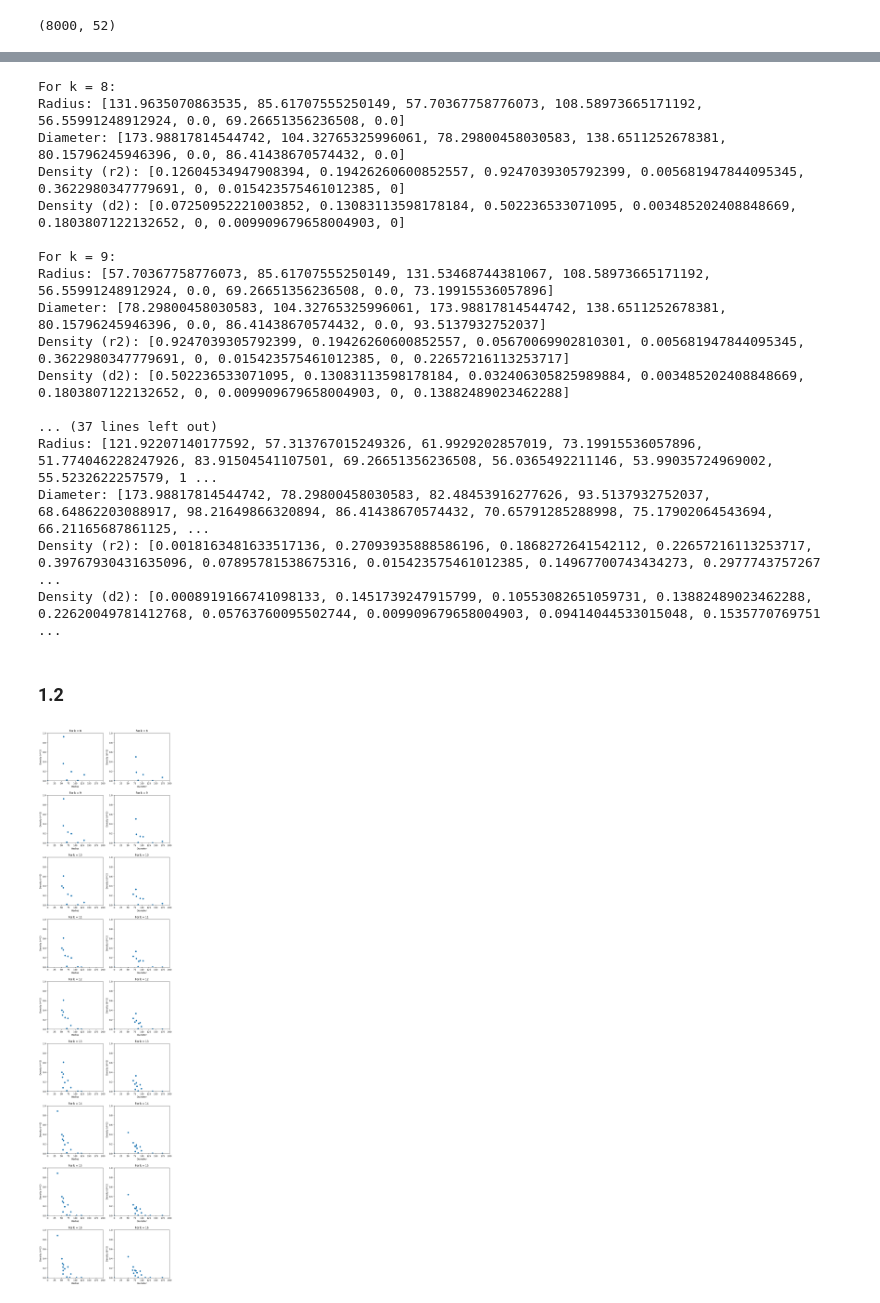
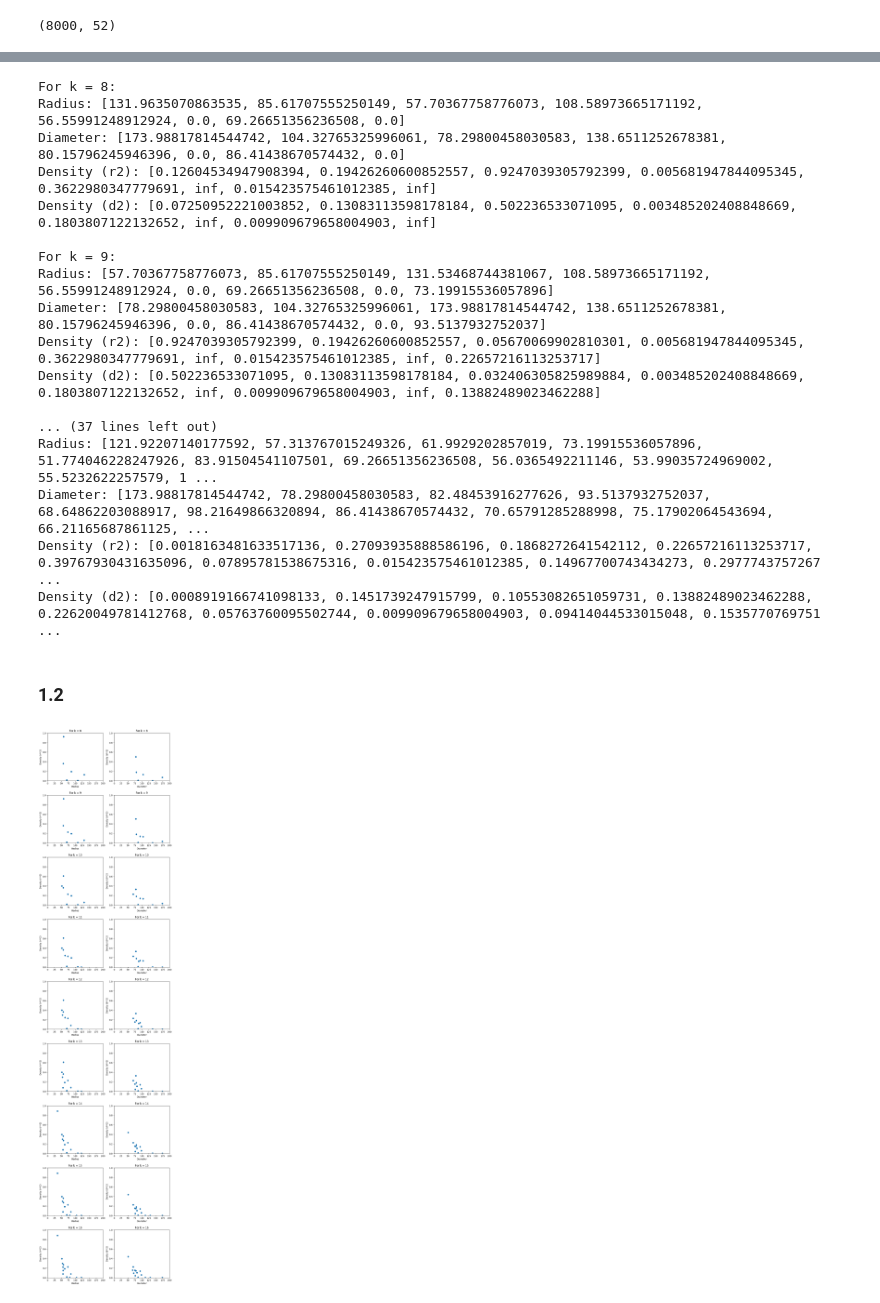
Before and after one commit to pedromonteiro01/mdle-collaborative-filtering, a Jupyter notebook: Assignment2_1.ipynb, the cells around one changed output, grey strips where cells are left out. Saved outputs shown, nothing was run; the diff lists cells and outputs as text; code cells hidden in the pictures.

```diff
--- a/Assignment2_1.ipynb
+++ b/Assignment2_1.ipynb
@@ -33,7 +33,8 @@ INPUT_FEATURES_FILE = 'features.csv'
 
 # Data Columns
 COLUMN_TRACK_ID = 'track_id'
-COLUMN_SUBSET = 'set_subset'
+COLUMN_SET = 'set'
+COLUMN_SUBSET = 'subset'
 
 # Application Constants
 SUBSET_SMALL_VALUE = 'small'
@@ -52,5 +44,5 @@ After that is expected to have only 8000 rows.
 # %%
-small = tracks[tracks['set', 'subset'] == 'small']
-small.shape # get shape of dataframe => 8000 rows
+small = tracks[tracks[COLUMN_SET, COLUMN_SUBSET] == SUBSET_SMALL_VALUE]
+small.shape
 # %% [output]
 (8000, 52)
@@ -84,8 +68,8 @@ for k in range(8, 17):
     diameter = [np.max(pairwise_distances(cluster)) for cluster in clusters_separated]
 
     # !! division by 0 !!
-    density_r = [len(clusters_separated[i]) / (radius[i]**2) if radius[i] != 0 else 0 for i in range(k)]
-    density_d = [len(clusters_separated[i]) / (diameter[i]**2) if diameter[i] != 0 else 0 for i in range(k)]
+    density_r = [len(clusters_separated[i]) / (radius[i]**2) if radius[i] != 0 else math.inf for i in range(k)]
+    density_d = [len(clusters_separated[i]) / (diameter[i]**2) if diameter[i] != 0 else math.inf for i in range(k)]
 
     results[k] = {
         'radius': radius,
@@ -104,14 +88,14 @@ for k in range(8, 17):
 For k = 8:
 Radius: [131.9635070863535, 85.61707555250149, 57.70367758776073, 108.58973665171192, 56.55991248912924, 0.0, 69.26651356236508, 0.0]
 Diameter: [173.98817814544742, 104.32765325996061, 78.29800458030583, 138.6511252678381, 80.15796245946396, 0.0, 86.41438670574432, 0.0]
-Density (r2): [0.12604534947908394, 0.19426260600852557, 0.9247039305792399, 0.005681947844095345, 0.3622980347779691, 0, 0.015423575461012385, 0]
-Density (d2): [0.07250952221003852, 0.13083113598178184, 0.502236533071095, 0.003485202408848669, 0.1803807122132652, 0, 0.009909679658004903, 0]
+Density (r2): [0.12604534947908394, 0.19426260600852557, 0.9247039305792399, 0.005681947844095345, 0.3622980347779691, inf, 0.015423575461012385, inf]
+Density (d2): [0.07250952221003852, 0.13083113598178184, 0.502236533071095, 0.003485202408848669, 0.1803807122132652, inf, 0.009909679658004903, inf]
 
 For k = 9:
 Radius: [57.70367758776073, 85.61707555250149, 131.53468744381067, 108.58973665171192, 56.55991248912924, 0.0, 69.26651356236508, 0.0, 73.19915536057896]
 Diameter: [78.29800458030583, 104.32765325996061, 173.98817814544742, 138.6511252678381, 80.15796245946396, 0.0, 86.41438670574432, 0.0, 93.5137932752037]
-Density (r2): [0.9247039305792399, 0.19426260600852557, 0.05670069902810301, 0.005681947844095345, 0.3622980347779691, 0, 0.015423575461012385, 0, 0.22657216113253717]
-Density (d2): [0.502236533071095, 0.13083113598178184, 0.032406305825989884, 0.003485202408848669, 0.1803807122132652, 0, 0.009909679658004903, 0, 0.13882489023462288]
+Density (r2): [0.9247039305792399, 0.19426260600852557, 0.05670069902810301, 0.005681947844095345, 0.3622980347779691, inf, 0.015423575461012385, inf, 0.22657216113253717]
+Density (d2): [0.502236533071095, 0.13083113598178184, 0.032406305825989884, 0.003485202408848669, 0.1803807122132652, inf, 0.009909679658004903, inf, 0.13882489023462288]
 
 ... (37 lines left out)
 Radius: [121.92207140177592, 57.313767015249326, 61.9929202857019, 73.19915536057896, 51.774046228247926, 83.91504541107501, 69.26651356236508, 56.0365492211146, 53.99035724969002, 55.5232622257579, 1 ...
@@ -123,31 +107,39 @@ Density (d2): [0.0008919166741098133, 0.1451739247915799, 0.10553082651059731, 0
 # %%
 ks = list(results.keys())
 fig = plt.figure()
 
 fig.set_figwidth(10)
 fig.set_figheight(45)
 fig.set_animated(True)
 fig.subplots_adjust(hspace=.3)
 
 for i in range(len(ks)):
   k = ks[i]
 
+  invalid_idxs = [i for i in range(len(results[k]['radius'])) if results[k]['radius'][i] == math.inf or results[k]['density_r'][i] == math.inf]
+  radius_results = [results[k]['radius'][i] for i in range(len(results[k]['radius'])) if i not in invalid_idxs]
+  density_r_results = [results[k]['density_r'][i] for i in range(len(results[k]['density_r'])) if i not in invalid_idxs]
+
+  invalid_idxs = [i for i in range(len(results[k]['diameter'])) if results[k]['diameter'][i] == math.inf or results[k]['density_d'][i] == math.inf]
+  diameter_results = [results[k]['diameter'][i] for i in range(len(results[k]['diameter'])) if i not in invalid_idxs]
+  density_d_results = [results[k]['density_d'][i] for i in range(len(results[k]['density_d'])) if i not in invalid_idxs]
+
   sub_r = fig.add_subplot(len(ks), 2, 2*i+1)
-  sub_r.scatter(results[k]['radius'], results[ks[i]]['density_r'])
+  sub_r.scatter(radius_results, density_r_results)
   sub_r.set_xlabel('Radius')
   sub_r.set_ylabel('Density (r**2)')
   sub_r.set_title(f'For k = {k}')
   sub_r.set_xlim([0, 200])
   sub_r.set_ylim([0, 1])
 
   sub_d = fig.add_subplot(len(ks), 2, 2*i+2)
-  sub_d.scatter(results[k]['diameter'], results[ks[i]]['density_d'])
+  sub_d.scatter(diameter_results, density_d_results)
   sub_d.set_xlabel('Diameter')
   sub_d.set_ylabel('Density (d**2)')
   sub_d.set_title(f'For k = {k}')
   sub_d.set_xlim([0, 200])
   sub_d.set_ylim([0, 1])
 
 plt.show()
 # %% [output]
-[figure, old version]
+[figure, new version]
```
Also changed, not shown: parts of 18 cells of this notebook.
